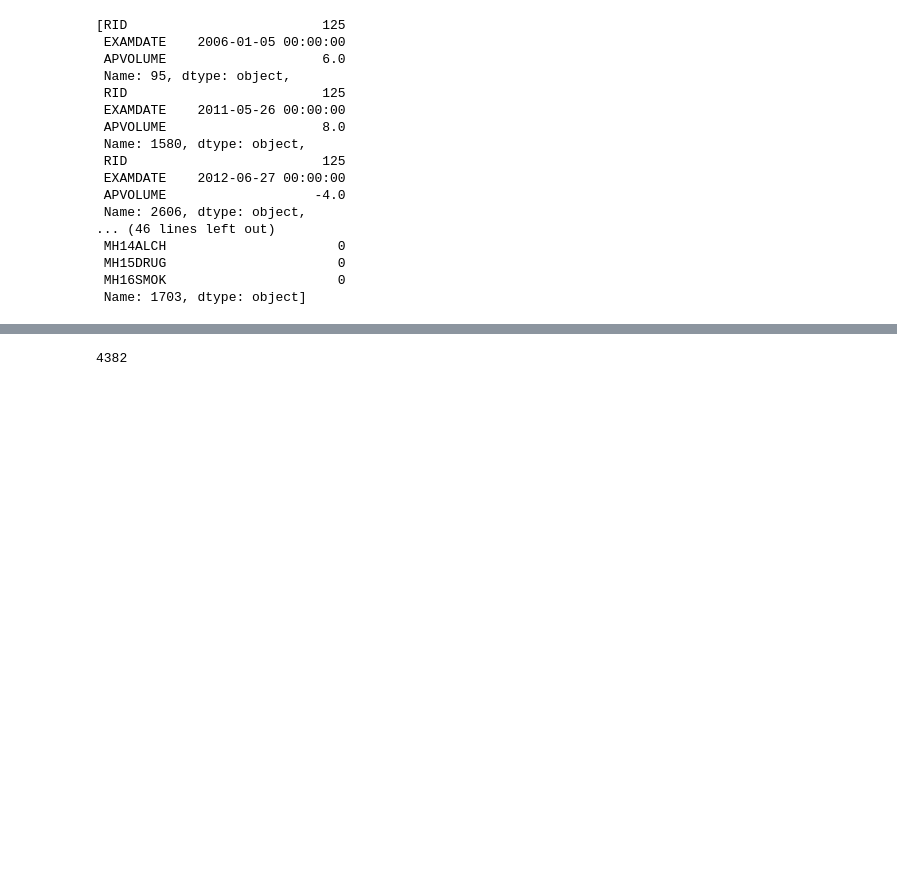
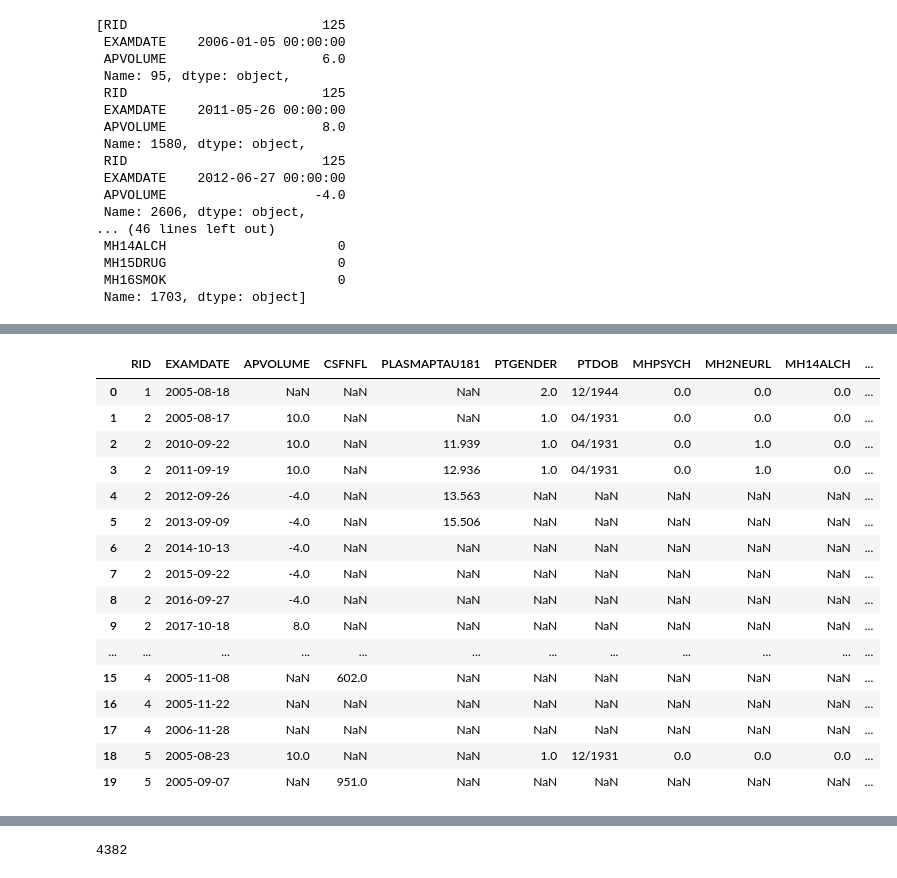
Before and after one commit to Shannon-Barretto/dissertation, a Jupyter notebook: code/dataprocessing.ipynb, the cells around one changed output, grey strips where cells are left out. Saved outputs shown, nothing was run; the diff lists cells and outputs as text; code cells hidden in the pictures; blank space fills up the shorter version.

```diff
--- a/code/dataprocessing.ipynb
+++ b/code/dataprocessing.ipynb
@@ -313,3 +388,23 @@ len(merged_df)
+# %%
+merged_df.head(20)
+# %% [output]
+|  | RID | EXAMDATE | APVOLUME | CSFNFL | PLASMAPTAU181 | PTGENDER | PTDOB | MHPSYCH | MH2NEURL | MH14ALCH | ... |
+| 0 | 1 | 2005-08-18 | NaN | NaN | NaN | 2.0 | 12/1944 | 0.0 | 0.0 | 0.0 | ... |
+| 1 | 2 | 2005-08-17 | 10.0 | NaN | NaN | 1.0 | 04/1931 | 0.0 | 0.0 | 0.0 | ... |
+| 2 | 2 | 2010-09-22 | 10.0 | NaN | 11.939 | 1.0 | 04/1931 | 0.0 | 1.0 | 0.0 | ... |
+| 3 | 2 | 2011-09-19 | 10.0 | NaN | 12.936 | 1.0 | 04/1931 | 0.0 | 1.0 | 0.0 | ... |
+| 4 | 2 | 2012-09-26 | -4.0 | NaN | 13.563 | NaN | NaN | NaN | NaN | NaN | ... |
+| 5 | 2 | 2013-09-09 | -4.0 | NaN | 15.506 | NaN | NaN | NaN | NaN | NaN | ... |
+| 6 | 2 | 2014-10-13 | -4.0 | NaN | NaN | NaN | NaN | NaN | NaN | NaN | ... |
+| 7 | 2 | 2015-09-22 | -4.0 | NaN | NaN | NaN | NaN | NaN | NaN | NaN | ... |
+| 8 | 2 | 2016-09-27 | -4.0 | NaN | NaN | NaN | NaN | NaN | NaN | NaN | ... |
+| 9 | 2 | 2017-10-18 | 8.0 | NaN | NaN | NaN | NaN | NaN | NaN | NaN | ... |
+| ... | ... | ... | ... | ... | ... | ... | ... | ... | ... | ... | ... |
+| 15 | 4 | 2005-11-08 | NaN | 602.0 | NaN | NaN | NaN | NaN | NaN | NaN | ... |
+| 16 | 4 | 2005-11-22 | NaN | NaN | NaN | NaN | NaN | NaN | NaN | NaN | ... |
+| 17 | 4 | 2006-11-28 | NaN | NaN | NaN | NaN | NaN | NaN | NaN | NaN | ... |
+| 18 | 5 | 2005-08-23 | 10.0 | NaN | NaN | 1.0 | 12/1931 | 0.0 | 0.0 | 0.0 | ... |
+| 19 | 5 | 2005-09-07 | NaN | 951.0 | NaN | NaN | NaN | NaN | NaN | NaN | ... |
 # %%
 merged_df.describe()
 # %% [output]
```
Also changed, not shown: parts of 24 cells of this notebook, 1 other file.
